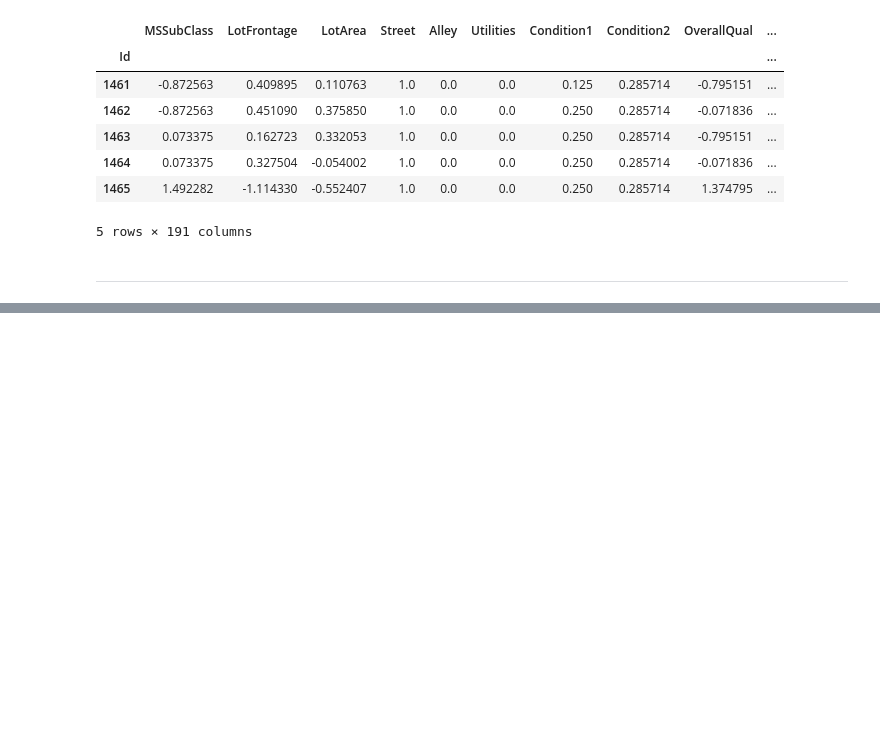
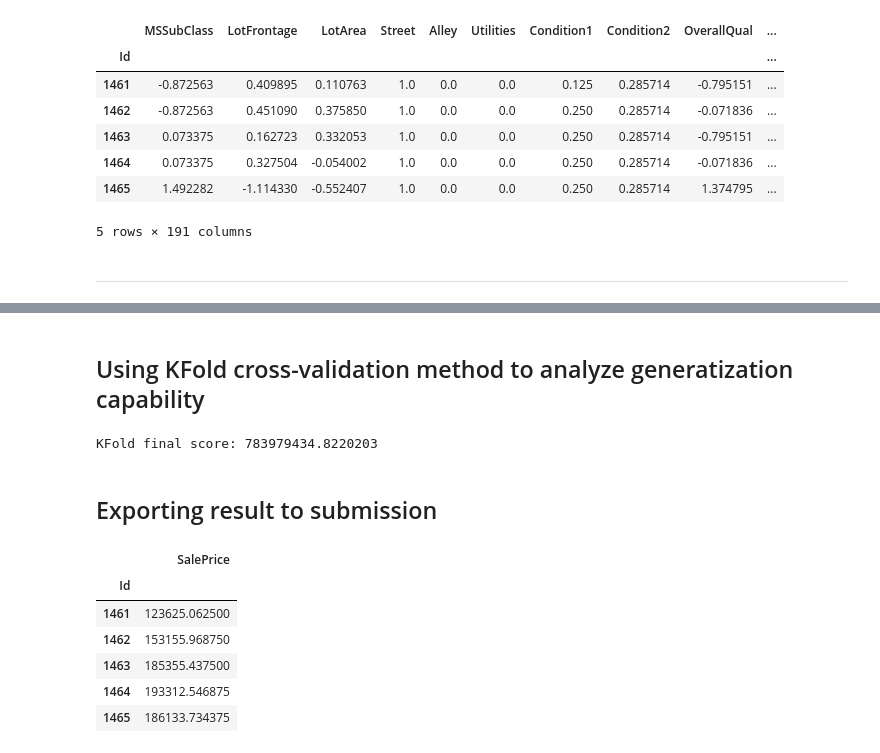
Before and after one commit to Samirnunes/machine_learning_project_CSI-22, a Jupyter notebook: house_pricing_project/machine_learning.ipynb, the cells around one changed output, grey strips where cells are left out. Cells and saved outputs as stored; diff of their text form; code cells hidden in the pictures; blank space fills up the shorter version.

Commit message:
add submissions

```diff
--- a/house_pricing_project/machine_learning.ipynb
+++ b/house_pricing_project/machine_learning.ipynb
@@ -46,0 +69,24 @@ X_test.head()
+# %%
+params = {'random_state': 0,
+          'n_estimators': 10000,
+          'max_depth': 6,
+          'early_stopping_rounds': 10,
+          'learning_rate': 0.05,
+          'reg_lambda': 1,
+          'reg_alpha': 1,
+          'eval_set': [(X_train, y_train)],
+          'predictor': 'gpu_predictor'}
+
+def create_xgb_model(params):
+    xgb_model = XGBRegressor(random_state = params['random_state'],
+                       n_estimators = params['n_estimators'],
+                       max_depth = params['max_depth'],
+                       learning_rate = params['learning_rate'],
+                       early_stopping_rounds = params['early_stopping_rounds'],
+                       reg_lambda = params['reg_lambda'],
+                       reg_alpha = params['reg_alpha'],
+                       predictor = params['predictor'])
+    return xgb_model
+
+xgb_model = create_xgb_model(params)
+xgb_model.fit(X_train, y_train, eval_metric = 'rmse', eval_set = params['eval_set'])
@@ -46,0 +133,43 @@ X_test.head()
+# %% [markdown]
+## Using KFold cross-validation method to analyze generatization capability
+# %%
+indexes = np.array(X_train.index)
+rand = np.random.RandomState(params['random_state'])
+rand.shuffle(indexes)
+X_shuffled = X_train.loc[indexes]
+y_shuffled = y_train.loc[indexes]
+
+folds = 5
+kf = KFold(n_splits = folds)
+kfold_scores = []
+model = xgb_model
+
+for (train_indexes, val_indexes) in kf.split(X_train):
+    X_train_kfold = X_shuffled.iloc[train_indexes].copy()
+    y_train_kfold = y_shuffled.iloc[train_indexes].copy()
+    X_val_kfold = X_shuffled.iloc[val_indexes].copy()
+    y_val_kfold = y_shuffled.iloc[val_indexes].copy()
+
+    model = create_xgb_model(params)
+    model.fit(X_train_kfold, y_train_kfold, eval_metric = 'rmse', eval_set = eval_set, verbose = 0)
+    y_pred = model.predict(X_val_kfold)
+    kfold_scores.append(mean_squared_error(y_val_kfold, y_pred))
+
+print(f'KFold final score: {sum(kfold_scores)/len(kfold_scores)}')
+# %% [output]
+KFold final score: 783979434.8220203
+# %% [markdown]
+## Exporting result to submission
+# %%
+y_pred = xgb_model.predict(X_test)
+y_pred = pd.DataFrame(y_pred, index = X_test.index, columns = ['SalePrice'])
+# %%
+y_pred.head()
+# %% [output]
+|  | SalePrice |
+| Id |  |
+| 1461 | 123625.062500 |
+| 1462 | 153155.968750 |
+| 1463 | 185355.437500 |
+| 1464 | 193312.546875 |
+| 1465 | 186133.734375 |
```
Also changed, not shown: parts of 8 cells of this notebook, 4 other files.
